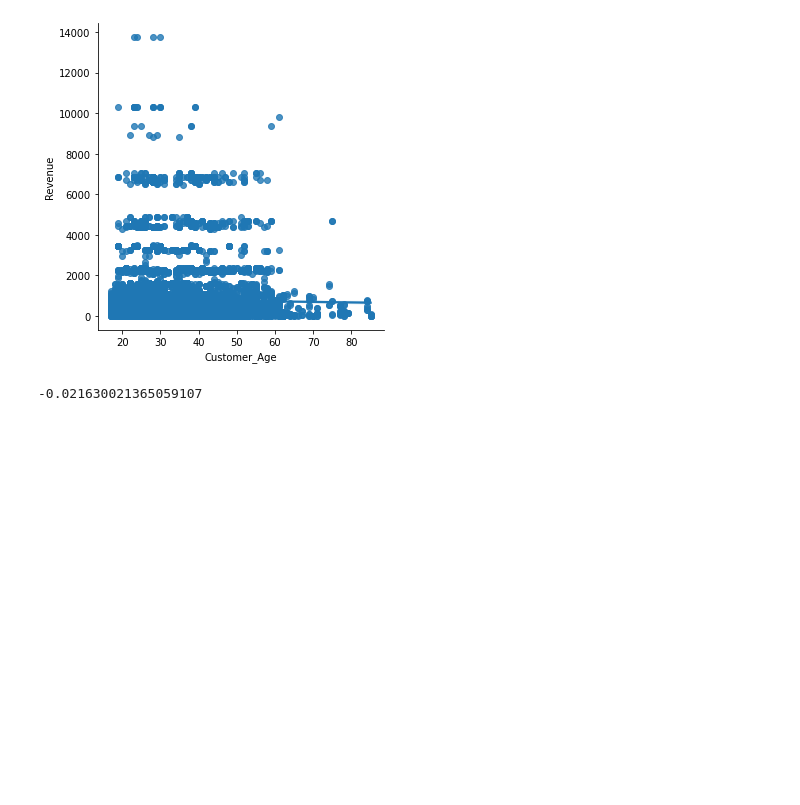
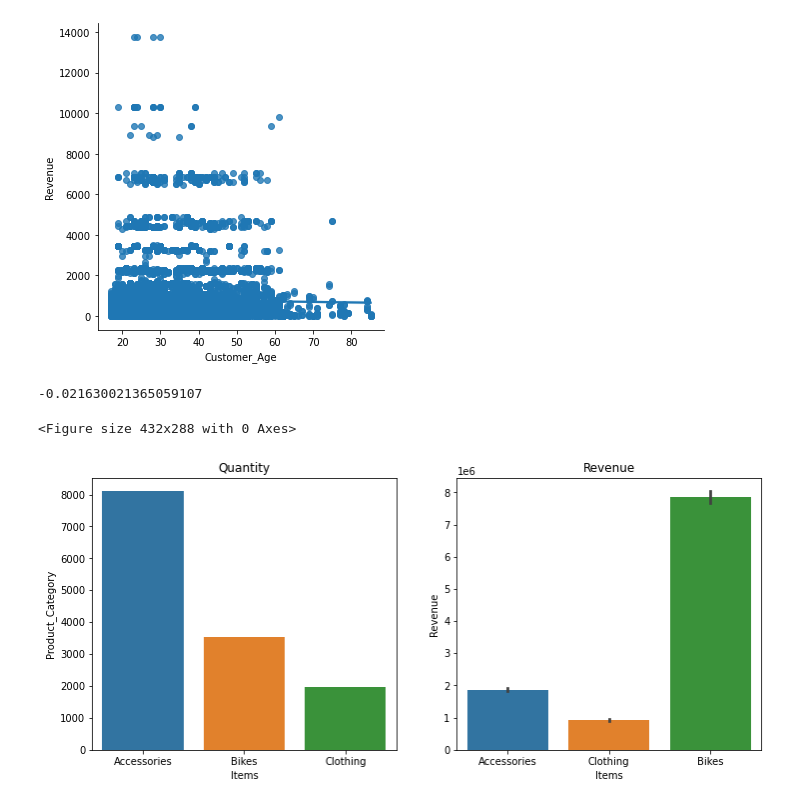
Before and after one commit to juanm05/UK-Bike-Store, a Jupyter notebook: main.ipynb, the cells around one changed output. Drawn from its saved outputs; the diff is of its cells as text; code cells hidden in the pictures; blank space fills up the shorter version.

```diff
--- a/main.ipynb
+++ b/main.ipynb
@@ -126,3 +127,18 @@ print(corr)
 <Figure size 432x288 with 0 Axes>
 [figure]
 -0.021630021365059107
+# %%
+type_item = df.Product_Category.value_counts().reset_index()
+
+plt.clf()
+figure, axes = plt.subplots(1, 2, figsize = (12, 5))
+sns.barplot(ax = axes[0], data = type_item, x = "index", y = "Product_Category")
+axes[0].set_title("Quantity")
+axes[0].set_xlabel("Items")
+sns.barplot(ax = axes[1], data = df, x =  "Product_Category", y = "Revenue", estimator = np.sum)
+axes[1].set_title("Revenue")
+axes[1].set_xlabel("Items")
+plt.show()
+# %% [output]
+<Figure size 432x288 with 0 Axes>
+[figure, added]
```
Also changed, not shown: parts of 23 cells of this notebook.
